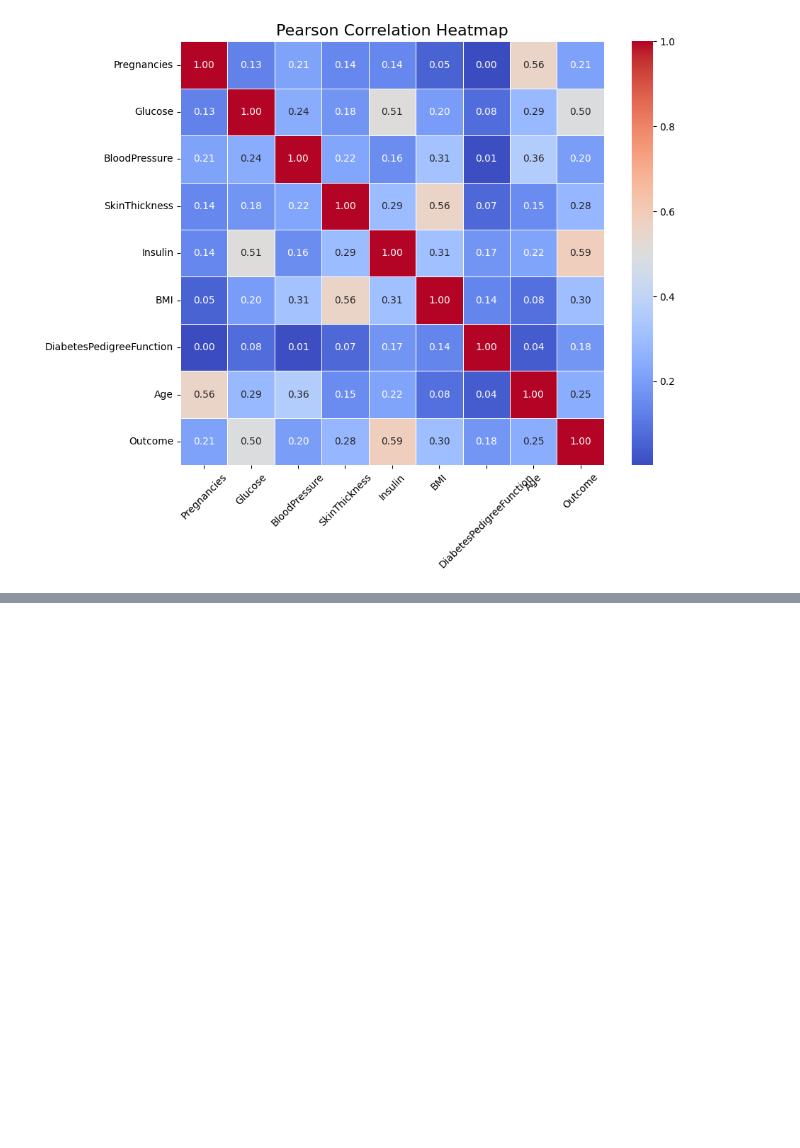
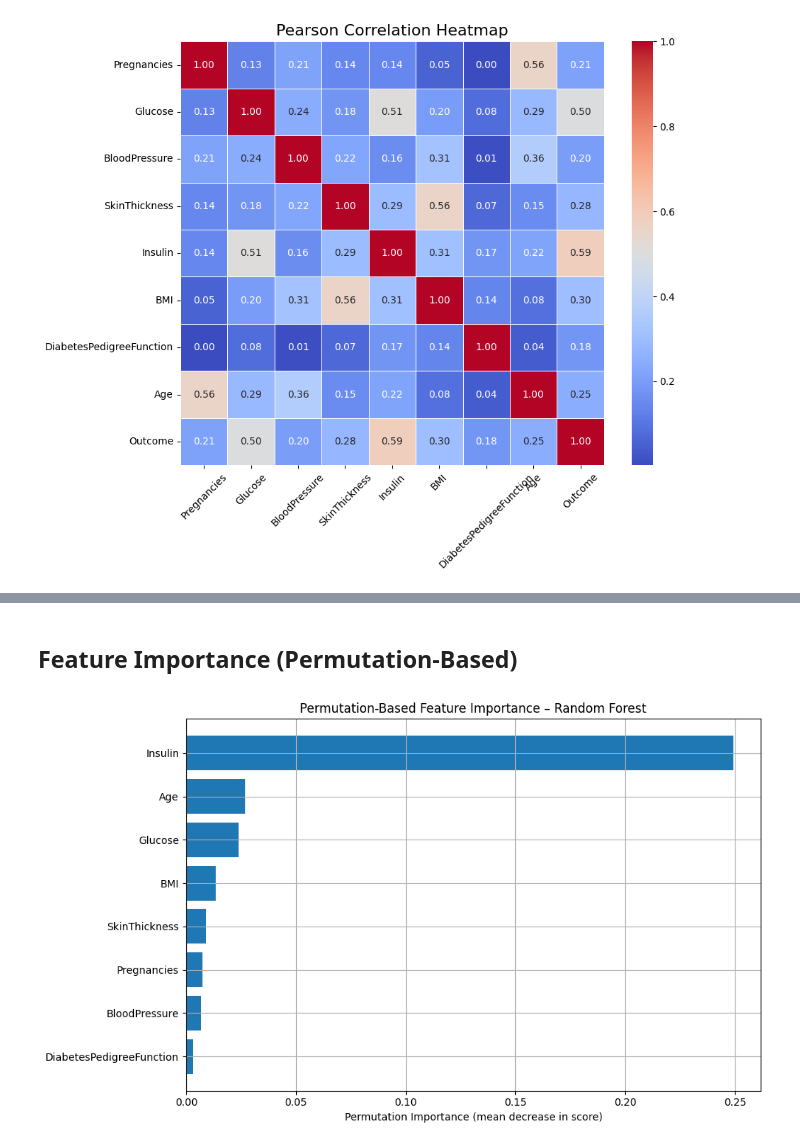
Before and after one commit to nigelmaxwee/sc5010-introduction-to-data-analysis, a Jupyter notebook: diabetes-prediction.ipynb, the cells around one changed output, grey strips where cells are left out. Saved outputs shown, nothing was run; the diff lists cells and outputs as text; code cells hidden in the pictures; blank space fills up the shorter version.

```diff
--- a/diabetes-prediction.ipynb
+++ b/diabetes-prediction.ipynb
@@ -992,0 +623,26 @@ X_test_fe
+# %% [markdown]
+## Feature Importance (Permutation-Based)
+# %%
+# Evaluate permutation importance on test data
+result = permutation_importance(
+    rf_search.best_estimator_, X_test_scaled, y_test, n_repeats=10, random_state=42, n_jobs=-1
+)
+
+# Convert to DataFrame
+perm_df = pd.DataFrame({
+    'Feature': X_train.columns,
+    'Importance (Mean)': result.importances_mean,
+    'Importance (Std)': result.importances_std
+}).sort_values(by='Importance (Mean)', ascending=False)
+
+# Plot
+plt.figure(figsize=(10, 6))
+plt.barh(perm_df['Feature'], perm_df['Importance (Mean)'])
+plt.gca().invert_yaxis()
+plt.xlabel('Permutation Importance (mean decrease in score)')
+plt.title('Permutation-Based Feature Importance – Random Forest')
+plt.grid(True)
+plt.tight_layout()
+plt.show()
+# %% [output]
+[figure, added]
```
Also changed, not shown: parts of 68 cells of this notebook, 1 other file.
